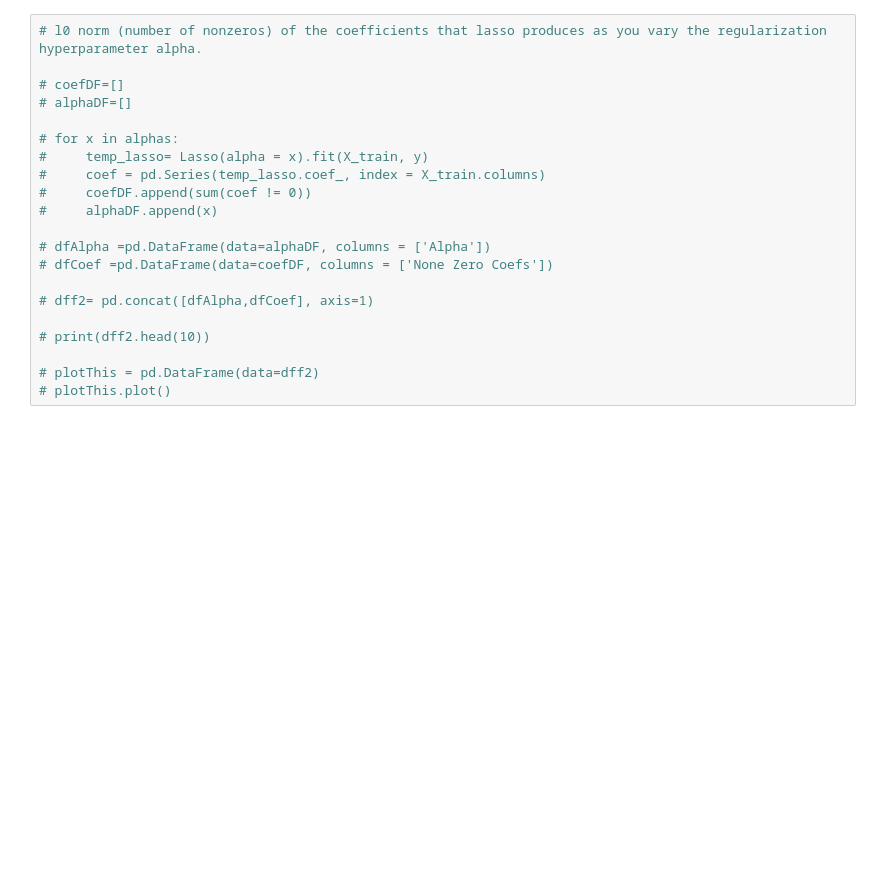
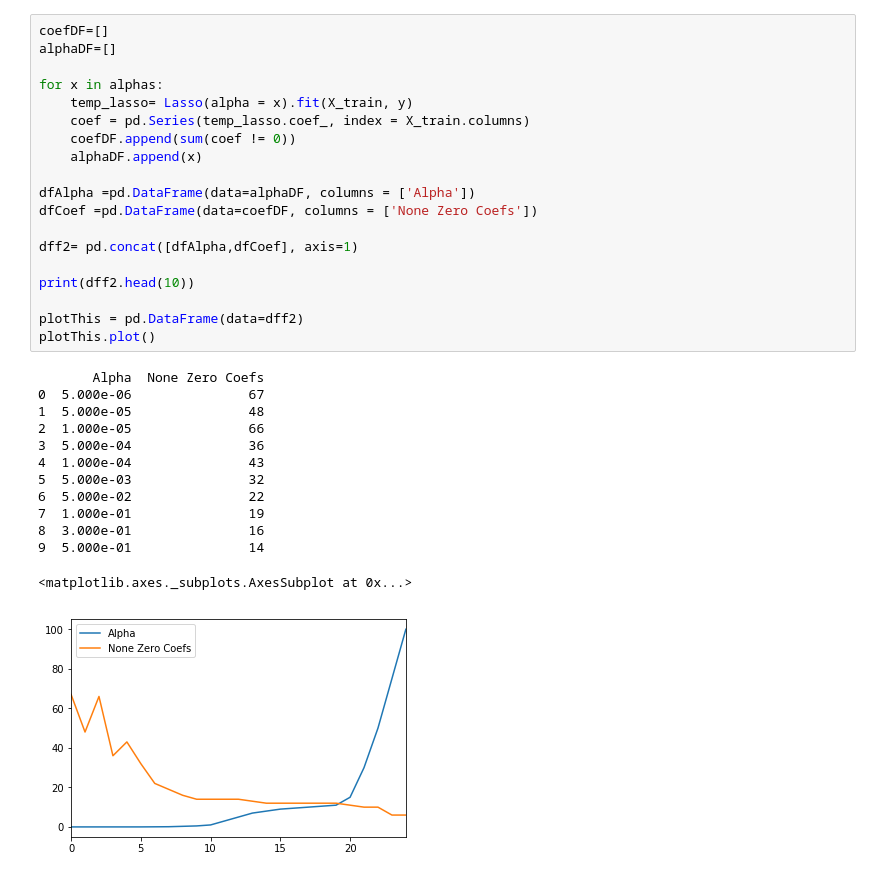
Before and after one commit to dpedz-tech/utScalableMachineLearning2019, a Jupyter notebook: Q Rev Analysis/quarterly_rev_predict.ipynb, the cells around one changed output. Cells and saved outputs as stored; diff of their text form; blank space fills up the shorter version.

```diff
--- a/Q Rev Analysis/quarterly_rev_predict.ipynb
+++ b/Q Rev Analysis/quarterly_rev_predict.ipynb
@@ -292,24 +277,36 @@ Lowest Coef:
 # %%
-# l0 norm (number of nonzeros) of the coefficients that lasso produces as you vary the regularization hyperparameter alpha.
+coefDF=[]
+alphaDF=[]
 
-# coefDF=[]
-# alphaDF=[]
+for x in alphas:
+    temp_lasso= Lasso(alpha = x).fit(X_train, y)
+    coef = pd.Series(temp_lasso.coef_, index = X_train.columns)
+    coefDF.append(sum(coef != 0))
+    alphaDF.append(x)
 
-# for x in alphas:
-#     temp_lasso= Lasso(alpha = x).fit(X_train, y)
-#     coef = pd.Series(temp_lasso.coef_, index = X_train.columns)
-#     coefDF.append(sum(coef != 0))
-#     alphaDF.append(x)
+dfAlpha =pd.DataFrame(data=alphaDF, columns = ['Alpha'])
+dfCoef =pd.DataFrame(data=coefDF, columns = ['None Zero Coefs'])
 
-# dfAlpha =pd.DataFrame(data=alphaDF, columns = ['Alpha'])
-# dfCoef =pd.DataFrame(data=coefDF, columns = ['None Zero Coefs'])
+dff2= pd.concat([dfAlpha,dfCoef], axis=1)
 
-# dff2= pd.concat([dfAlpha,dfCoef], axis=1)
+print(dff2.head(10))
 
-# print(dff2.head(10))
-
-# plotThis = pd.DataFrame(data=dff2)
-# plotThis.plot()
+plotThis = pd.DataFrame(data=dff2)
+plotThis.plot()
+# %% [output]
+       Alpha  None Zero Coefs
+0  5.000e-06               67
+1  5.000e-05               48
+2  1.000e-05               66
+3  5.000e-04               36
+4  1.000e-04               43
+5  5.000e-03               32
+6  5.000e-02               22
+7  1.000e-01               19
+8  3.000e-01               16
+9  5.000e-01               14
+<matplotlib.axes._subplots.AxesSubplot at 0x...>
+[figure, added]
 # %%
 corr = train.corr()
 ax = sns.heatmap(
```
Also changed, not shown: parts of 9 cells of this notebook, 5 other files.
